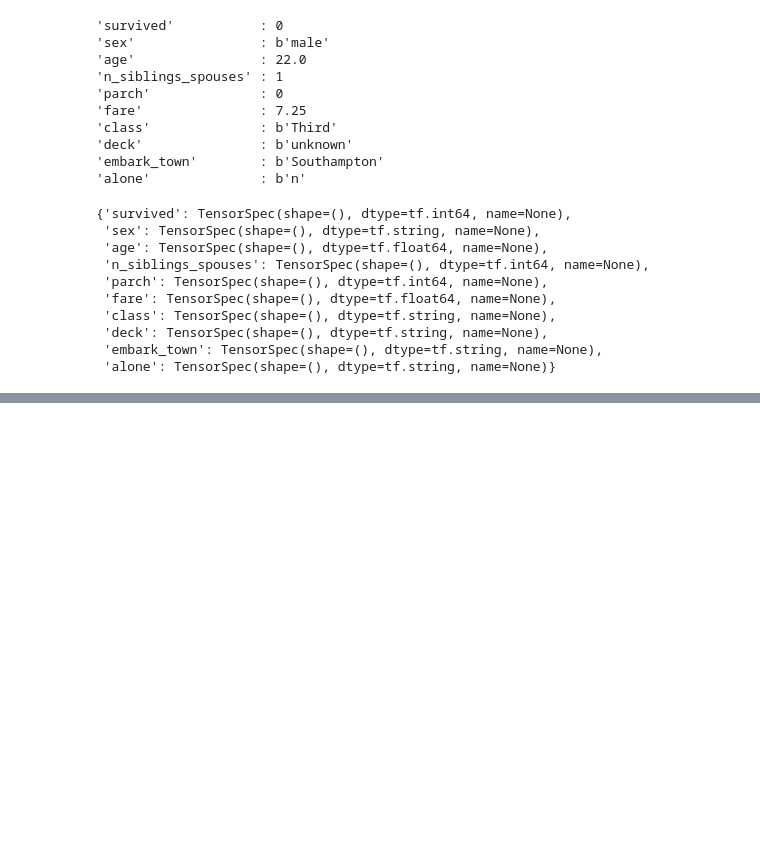
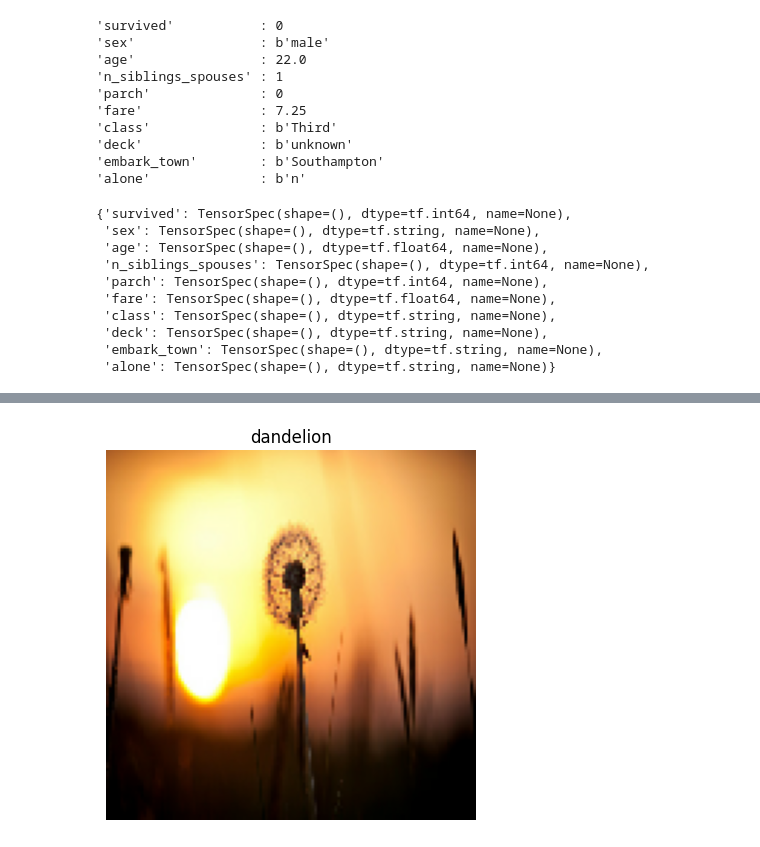
Before and after one commit to Sai937593/Kaggle-Projects, a Jupyter notebook: tensorflow_learn/tf_data.ipynb, the cells around one changed output, grey strips where cells are left out. Cells and saved outputs as stored; diff of their text form; code cells hidden in the pictures; blank space fills up the shorter version.

```diff
--- a/tensorflow_learn/tf_data.ipynb
+++ b/tensorflow_learn/tf_data.ipynb
@@ -320,0 +422,7 @@ titanic_batches = tf.data.experimental.make_csv_dataset(
+# %%
+flowers_root = tf.keras.utils.get_file(
+    "flower_photos",
+    "https://storage.googleapis.com/download.tensorflow.org/example_images/flower_photos.tgz",
+    untar=True,
+)
+flowers_root = pathlib.Path(flowers_root)
@@ -320,0 +593,26 @@ titanic_batches = tf.data.experimental.make_csv_dataset(
+# %%
+def parse_image(filename):
+    parts = tf.strings.split(filename, os.sep)
+    label = parts[-2]
+
+    image = tf.io.read_file(filename)
+    image = tf.io.decode_jpeg(image)
+    image = tf.image.convert_image_dtype(image, tf.float32)
+    image = tf.image.resize(image, [128, 128])
+    return image, label
+# %%
+file_path = next(iter(list_ds))
+
+image, label = parse_image(file_path)
+
+
+def show(image, label):
+    plt.figure()
+    plt.imshow(image)
+    plt.title(label.numpy().decode("utf-8"))
+    plt.axis("off")
+
+
+show(image, label)
+# %% [output]
+[figure, added]
```
Also changed, not shown: parts of 62 cells of this notebook, 1 other file.
